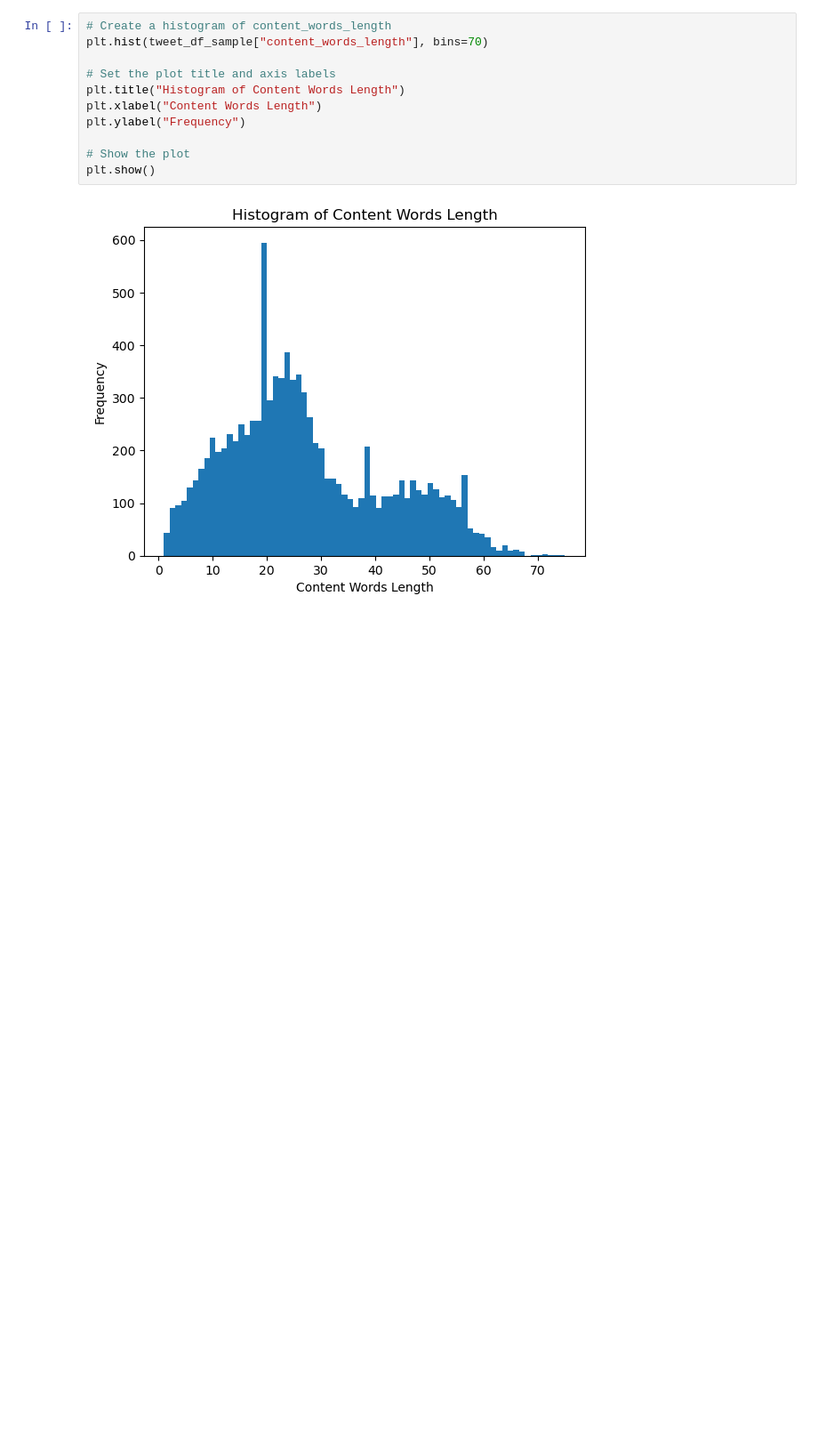
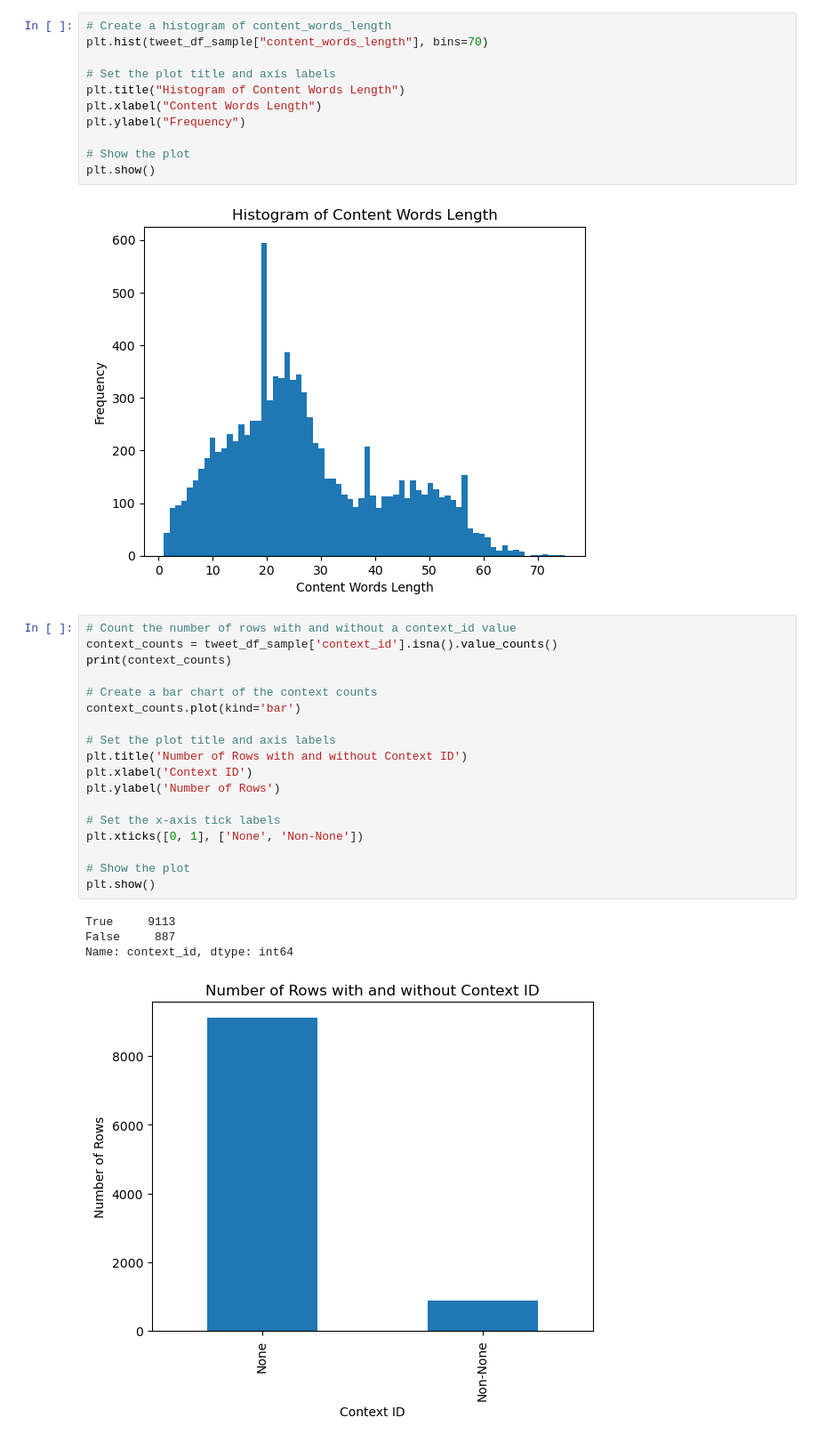
Before and after one commit to e8yes/spectrum-generator, a Jupyter notebook: src/notebook/idf.ipynb, the cells around one changed output. Shown at 89% size. Drawn from its saved outputs; the diff is of its cells as text; blank space fills up the shorter version.

```diff
--- a/src/notebook/idf.ipynb
+++ b/src/notebook/idf.ipynb
@@ -101,3 +102,26 @@ plt.ylabel("Frequency")
 plt.show()
 # %% [output]
 [figure]
+# %%
+# Count the number of rows with and without a context_id value
+context_counts = tweet_df_sample['context_id'].isna().value_counts()
+print(context_counts)
+
+# Create a bar chart of the context counts
+context_counts.plot(kind='bar')
+
+# Set the plot title and axis labels
+plt.title('Number of Rows with and without Context ID')
+plt.xlabel('Context ID')
+plt.ylabel('Number of Rows')
+
+# Set the x-axis tick labels
+plt.xticks([0, 1], ['None', 'Non-None'])
+
+# Show the plot
+plt.show()
+# %% [output]
+True     9113
+False     887
+Name: context_id, dtype: int64
+[figure, added]
```
Also changed, not shown: parts of 1 cell of this notebook, 1 other file.
